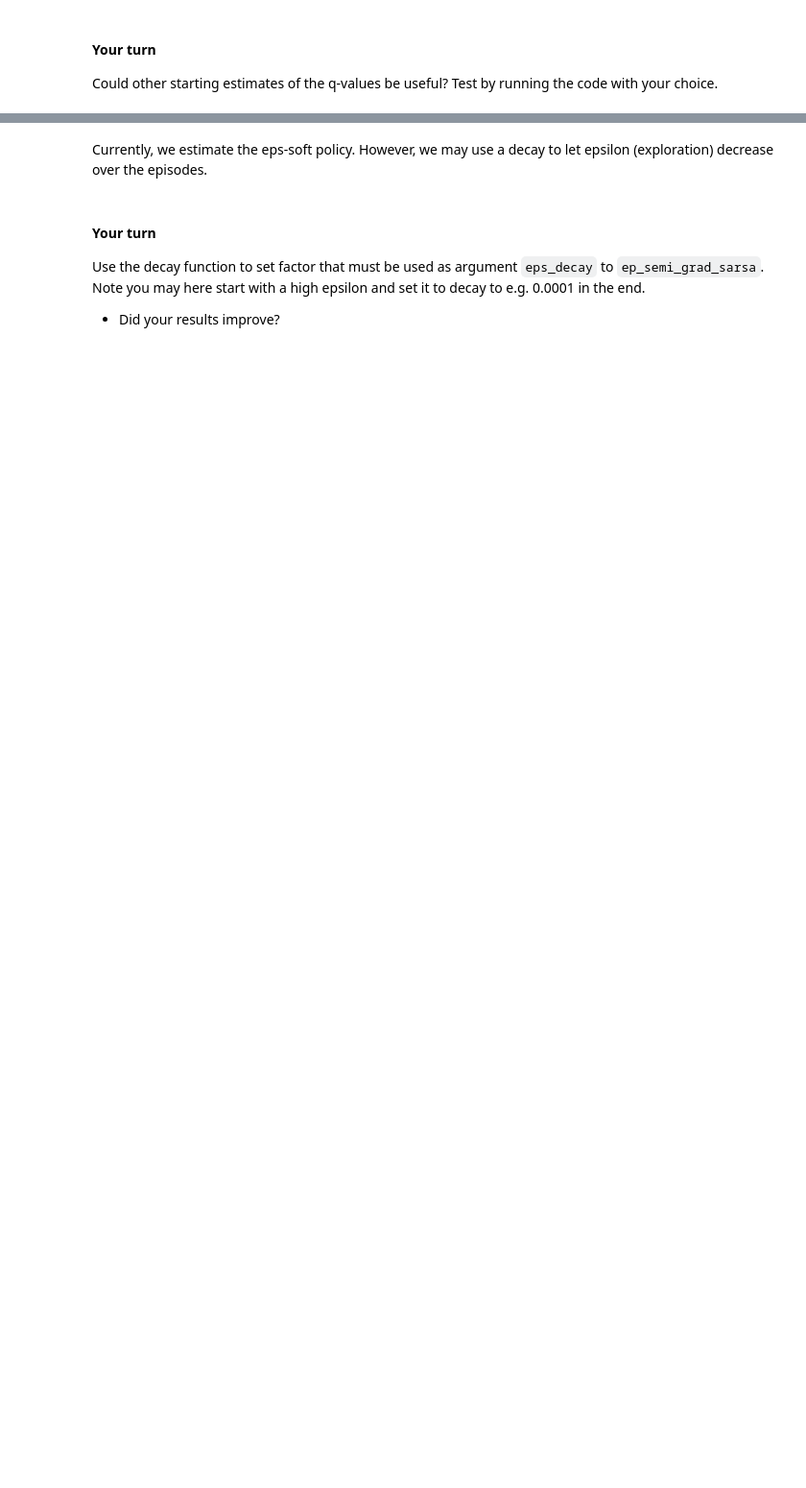
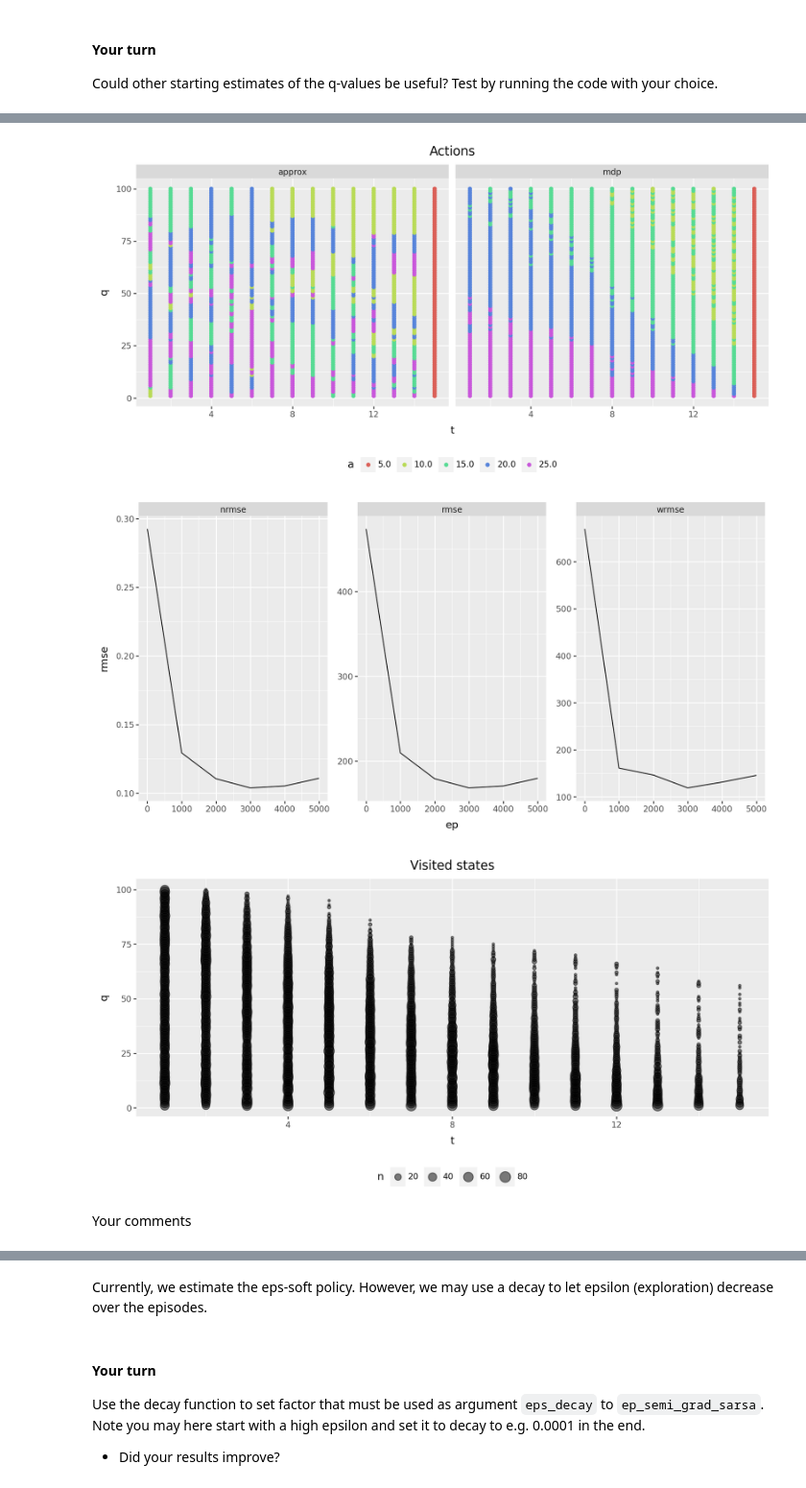
Before and after one commit to simon-mellergaard/RL, a Jupyter notebook: Exercises/13_Approx-control.ipynb, the cells around one changed output, grey strips where cells are left out. Shown at 96% size. Cells and saved outputs as stored; diff of their text form; code cells hidden in the pictures; blank space fills up the shorter version.

```diff
--- a/Exercises/13_Approx-control.ipynb
+++ b/Exercises/13_Approx-control.ipynb
@@ -1166,0 +1214,37 @@ Your comments
+# %%
+#@title Solution
+
+# define candidate sale prices
+prices = [10, 15, 20, 25]
+
+# instantiate environment
+env = RLEnvSeasonal(
+    max_inv=100,       # maximum inventory
+    max_t=15,          # selling horizon (weeks)
+    scrap_price=5.0,   # scrap value at final week
+    purchase_price=14.0,  # cost of each unit purchased at t=1
+    prices=prices,      # allowable selling prices
+    seed=876
+)
+
+# define function approx (step_size will be 0.4/nb_tilings)
+q_hat = FuncApproxTiles(env, actions=prices, step_size=1, nb_tilings=8, nb_tiles=8, init_val=900, deterministic=True, seed=53487)
+
+def callback1(ep, func_approx, trace, info, eval_every=1000):
+    callback(ep, func_approx, trace, info, eval_every)
+
+# train
+q_hat.reset_s_ctr()
+q_hat.reset()
+trace = []
+ep_semi_grad_sarsa(
+    env, episodes=5000, gamma=1.0, eps=0.3, q_hat=q_hat,
+    # s_start=[start_state],
+    callback=callback1, trace=trace,
+    max_steps=env.max_t,        # harmless safety
+    # eps_decay=decay_factor(0.00000000001, 0.3, 5000)
+)
+
+# plot results
+plot_trace(trace, dat_mdp)
+# %% [output]
@@ -1166,0 +1252,5 @@ Your comments
+[figure, added]
+[figure, added]
+[figure, added]
+
+Your comments
```
Also changed, not shown: parts of 17 cells of this notebook.
